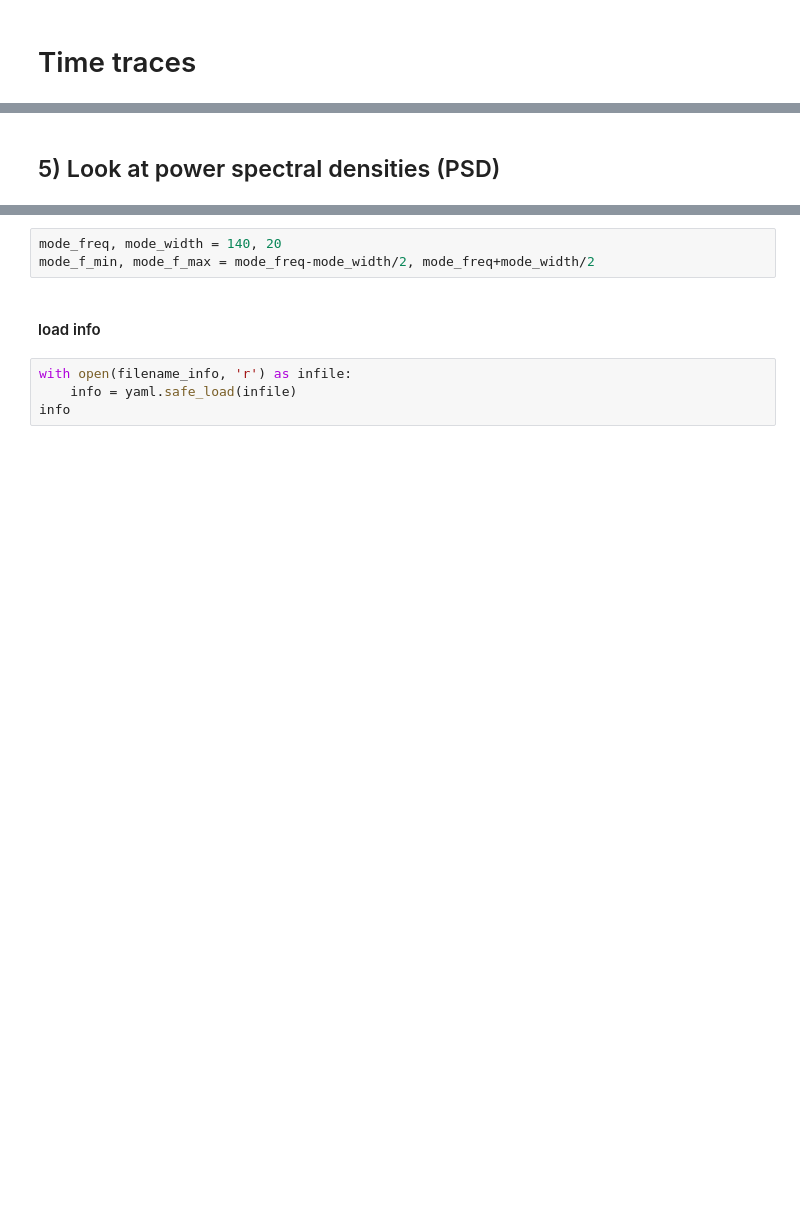
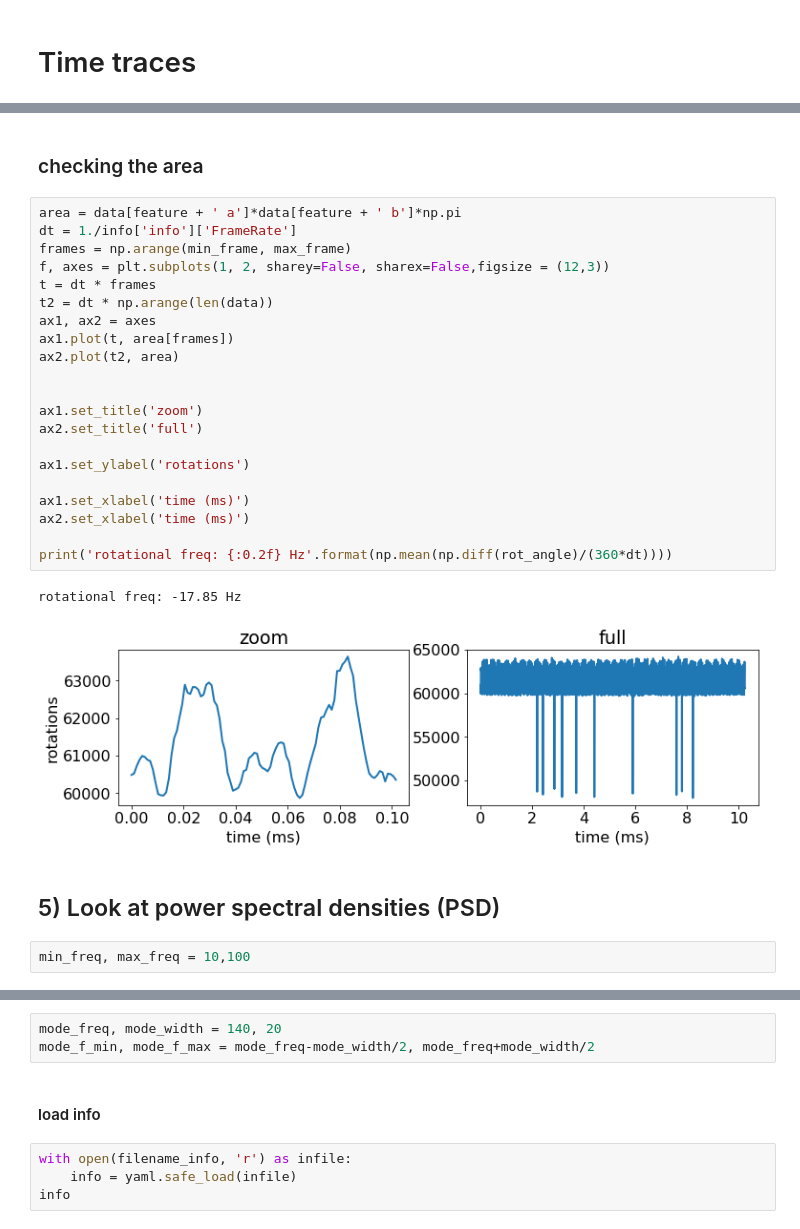
Before and after one commit to JanGieseler/track_sphere, a Jupyter notebook: notebooks/analyze_single_video_master.ipynb, the cells around one changed output, grey strips where cells are left out. Drawn from its saved outputs; the diff is of its cells as text; blank space fills up the shorter version.

```diff
--- a/notebooks/analyze_single_video_master.ipynb
+++ b/notebooks/analyze_single_video_master.ipynb
@@ -153,2 +209,30 @@ ax2.set_xlabel('time (arb. u.)')
+# %% [markdown]
+### checking the area
+# %%
+area = data[feature + ' a']*data[feature + ' b']*np.pi
+dt = 1./info['info']['FrameRate']
+frames = np.arange(min_frame, max_frame)
+f, axes = plt.subplots(1, 2, sharey=False, sharex=False,figsize = (12,3))
+t = dt * frames
+t2 = dt * np.arange(len(data))
+ax1, ax2 = axes
+ax1.plot(t, area[frames])
+ax2.plot(t2, area)
+
+
+ax1.set_title('zoom')
+ax2.set_title('full')
+
+ax1.set_ylabel('rotations')
+
+ax1.set_xlabel('time (ms)')
+ax2.set_xlabel('time (ms)')
+
+print('rotational freq: {:0.2f} Hz'.format(np.mean(np.diff(rot_angle)/(360*dt))))
+# %% [output]
+rotational freq: -17.85 Hz
+[figure, added]
 # %% [markdown]
 ## 5) Look at power spectral densities (PSD)
+# %%
+min_freq, max_freq = 10,100
```
Also changed, not shown: parts of 22 cells of this notebook, 4 other files.
